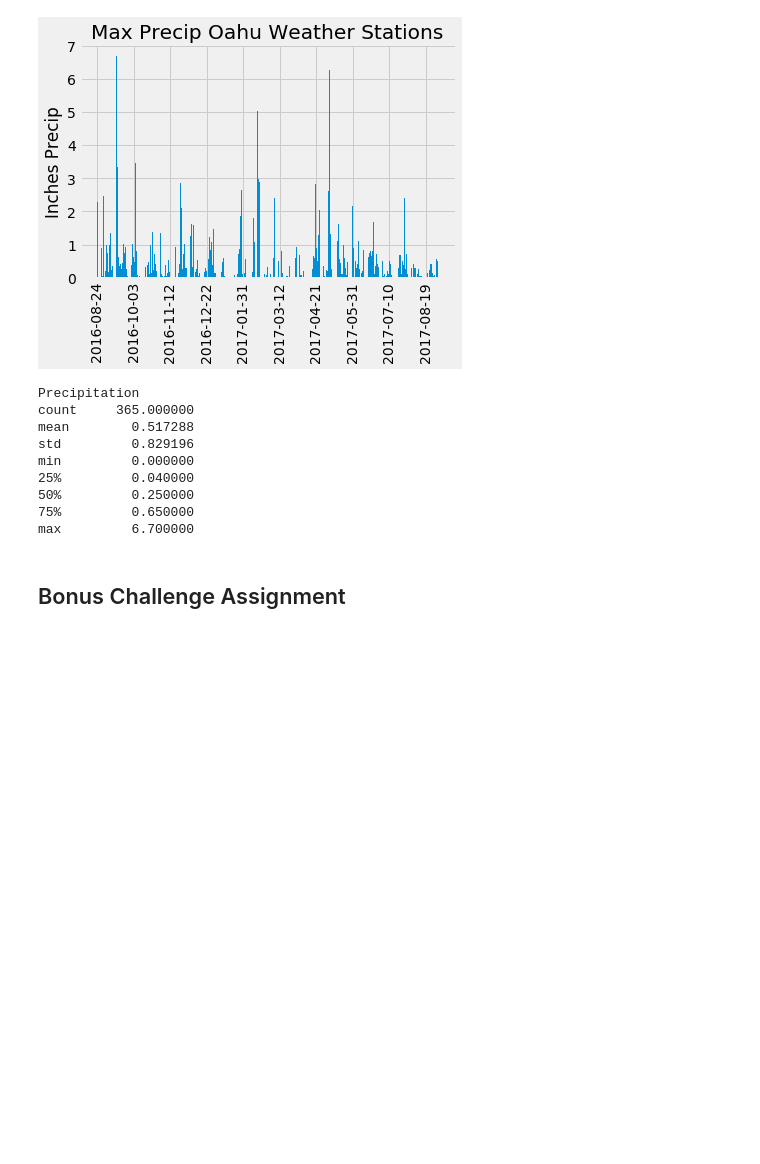
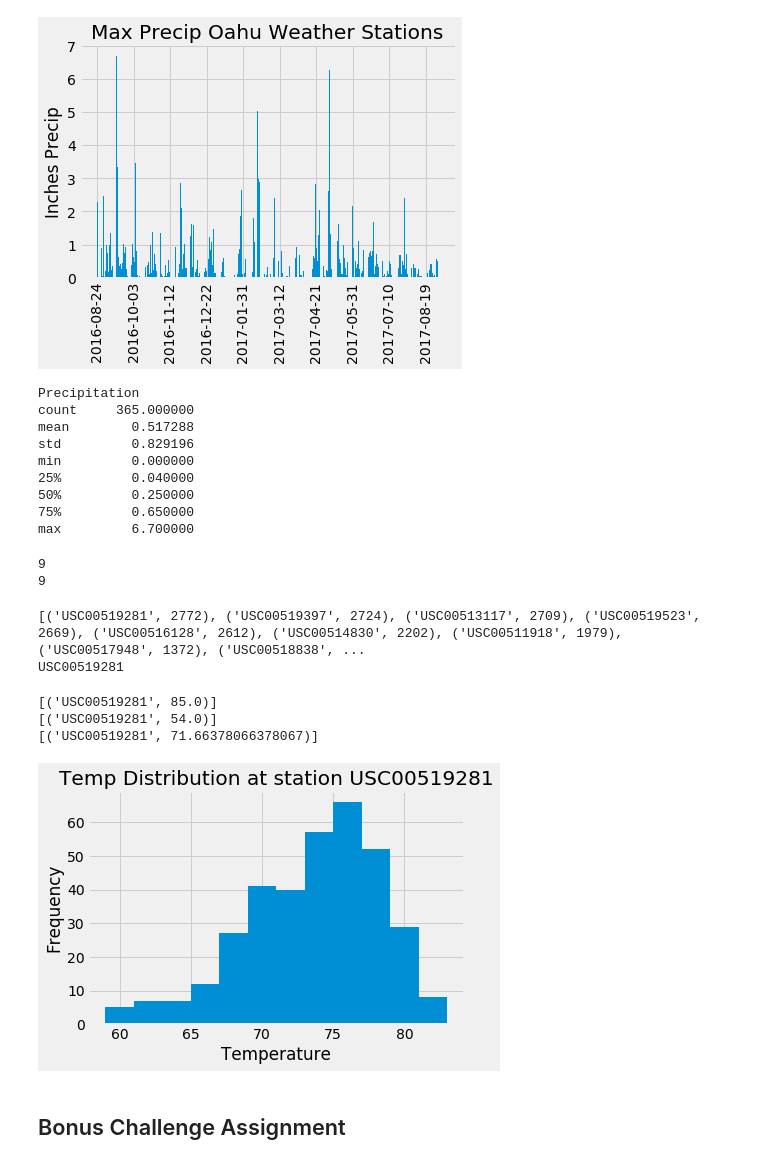
Before and after one commit to Terrence-Cummings/sqlalchemy-challenge, a Jupyter notebook: climate_TC_v1.ipynb, the cells around one changed output. Cells and saved outputs as stored; diff of their text form; code cells hidden in the pictures; blank space fills up the shorter version.

```diff
--- a/climate_TC_v1.ipynb
+++ b/climate_TC_v1.ipynb
@@ -120,6 +132,20 @@ min         0.000000
 max         6.700000
 # %%
 # Design a query to show how many stations are available in this dataset?
+stat_cnt_meas = session.query(Measurement.station).group_by(Measurement.station).count()
+stat_cnt_stat = session.query(Station.station).group_by(Station.station).count()
+print(stat_cnt_meas)
+print(stat_cnt_stat)
+# %% [output]
+9
+9
 # %%
 # What are the most active stations? (i.e. what stations have the most rows)?
 # List the stations and the counts in descending order.
+stat_freq = session.query(Measurement.station, func.count(Measurement.station)).group_by(Measurement.station).order_by(func.count(Measurement.station).desc()).all()
+print(stat_freq)
+max_stat_freq = stat_freq[0][0]
+print(max_stat_freq)
+# %% [output]
+[('USC00519281', 2772), ('USC00519397', 2724), ('USC00513117', 2709), ('USC00519523', 2669), ('USC00516128', 2612), ('USC00514830', 2202), ('USC00511918', 1979), ('USC00517948', 1372), ('USC00518838', ...
+USC00519281
@@ -129,6 +152,37 @@ max         6.700000
+# %%
+# Using the station id from the previous query, calculate the lowest temp recorded,
+# highest temp recorded, and average temp of the most active station?
+max_temp_max_stat = session.query(Measurement.station, func.max(Measurement.tobs)).filter(Measurement.station==max_stat_freq).all()
+min_temp_max_stat = session.query(Measurement.station, func.min(Measurement.tobs)).filter(Measurement.station==max_stat_freq).all()
+avg_temp_max_stat = session.query(Measurement.station, func.avg(Measurement.tobs)).filter(Measurement.station==max_stat_freq).all()
+
+print(max_temp_max_stat)
+print(min_temp_max_stat)
+print(avg_temp_max_stat)
+# %% [output]
+[('USC00519281', 85.0)]
+[('USC00519281', 54.0)]
+[('USC00519281', 71.66378066378067)]
 # %%
 # Choose the station with the highest number of temperature observations.
 # Query the last 12 months of temperature observation data for this station and plot the results as a histogram
+tobs_query = session.query(Measurement.tobs).\
+    filter(Measurement.date<=latest_date_dt).filter(Measurement.date>=year_ago_latest_dt).\
+    filter(Measurement.station==max_stat_freq)
+
+# Save the query results as a Pandas DataFrame and set the index to the date column
+tobs_df = pd.DataFrame(tobs_query, columns=['tobs'])
+
+# Sort the dataframe by date
+tobs_df.dropna(inplace=True)
+
+tobs_df.hist(bins=12)
+plt.xlabel('Temperature')
+plt.ylabel('Frequency')
+plt.title('Temp Distribution at station '+max_stat_freq)
+plt.show()
+# %% [output]
+[figure, added]
 # %% [markdown]
 ## Bonus Challenge Assignment
 # %%
```
Also changed, not shown: parts of 2 cells of this notebook.
